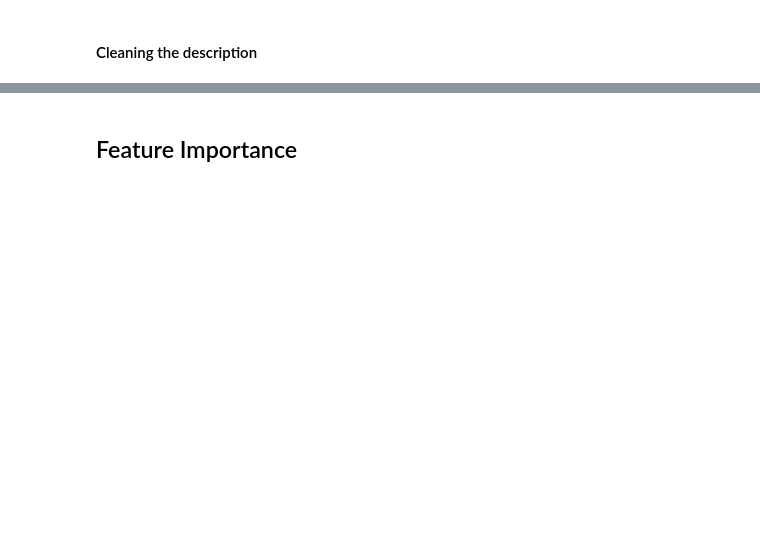
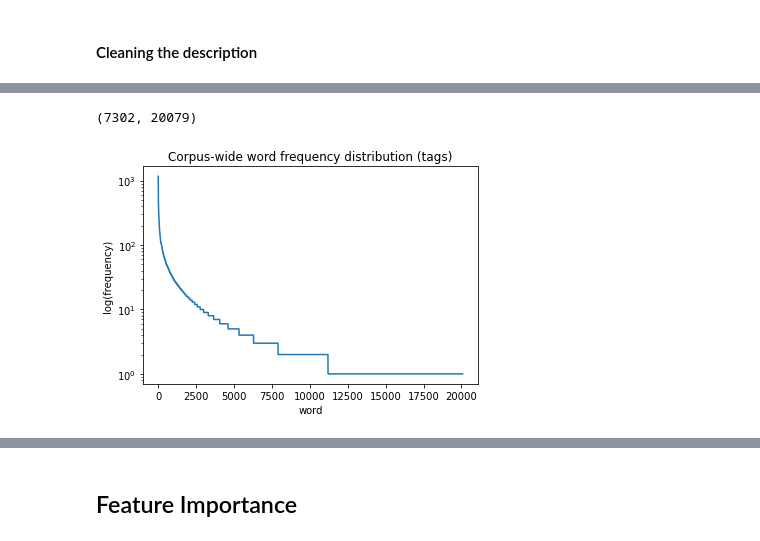
Before and after one commit to kduong781/youtube-category-predictor, a Jupyter notebook: video-data-preprocess.ipynb, the cells around one changed output, grey strips where cells are left out. Saved outputs shown, nothing was run; the diff lists cells and outputs as text; code cells hidden in the pictures; blank space fills up the shorter version.

```diff
--- a/video-data-preprocess.ipynb
+++ b/video-data-preprocess.ipynb
@@ -69,3 +55,6 @@ df_us.tail(1)
 # %% [output]
 |  | video_id | title | channel_title | category_id | tags | description |
 | 40948 | ooyjaVdt-jA | Official Call of Duty®: Black Ops... | Call of Duty | 20 | call of duty|"cod"|"activision"|"... | Call of Duty: Black Ops 4 Multipl... |
+# %%
+df_usd = df_us.drop_duplicates(ignore_index=True)
+df_usd.count()
@@ -111,0 +155,5 @@ ctags_stem = tags.apply(clean_tags, stemming=True)
+# %%
+%%time
+tags = df_usd['tags']
+ctags = tags.apply(clean_tags, stemming=False)
+ctags_stem = tags.apply(clean_tags, stemming=True)
@@ -134,0 +260,23 @@ urls
+# %%
+def tf_vectorize(series):
+    ''' Takes a series of strings and returns a dataframe,
+    where each row is a video and each column is a term.
+    It also returns a dictionary with the frequency of all terms
+    '''
+    tf = defaultdict(int)
+    columns = []
+    idx = 0
+
+    rows = []
+
+    for vdesc in series:
+        c = Counter()
+        for word in vdesc.split(' '):
+            if word not in tf:
+                columns.append(word)
+                idx += 1
+            tf[word] += 1
+            c[word] += 1
+        rows.append(c)
+
+    return pd.DataFrame(rows, columns=columns), tf
@@ -134,0 +287,3 @@ urls
+# %%
+%%time
+df_tags, tag_terms = tf_vectorize(ctags_stem)
@@ -134,0 +293,8 @@ urls
+# %%
+df_tags.shape
+# %% [output]
+(7302, 20079)
+# %%
+plotWf(tag_terms, 'tags', logscale=True)
+# %% [output]
+[figure, added]
```
Also changed, not shown: parts of 36 cells of this notebook.
